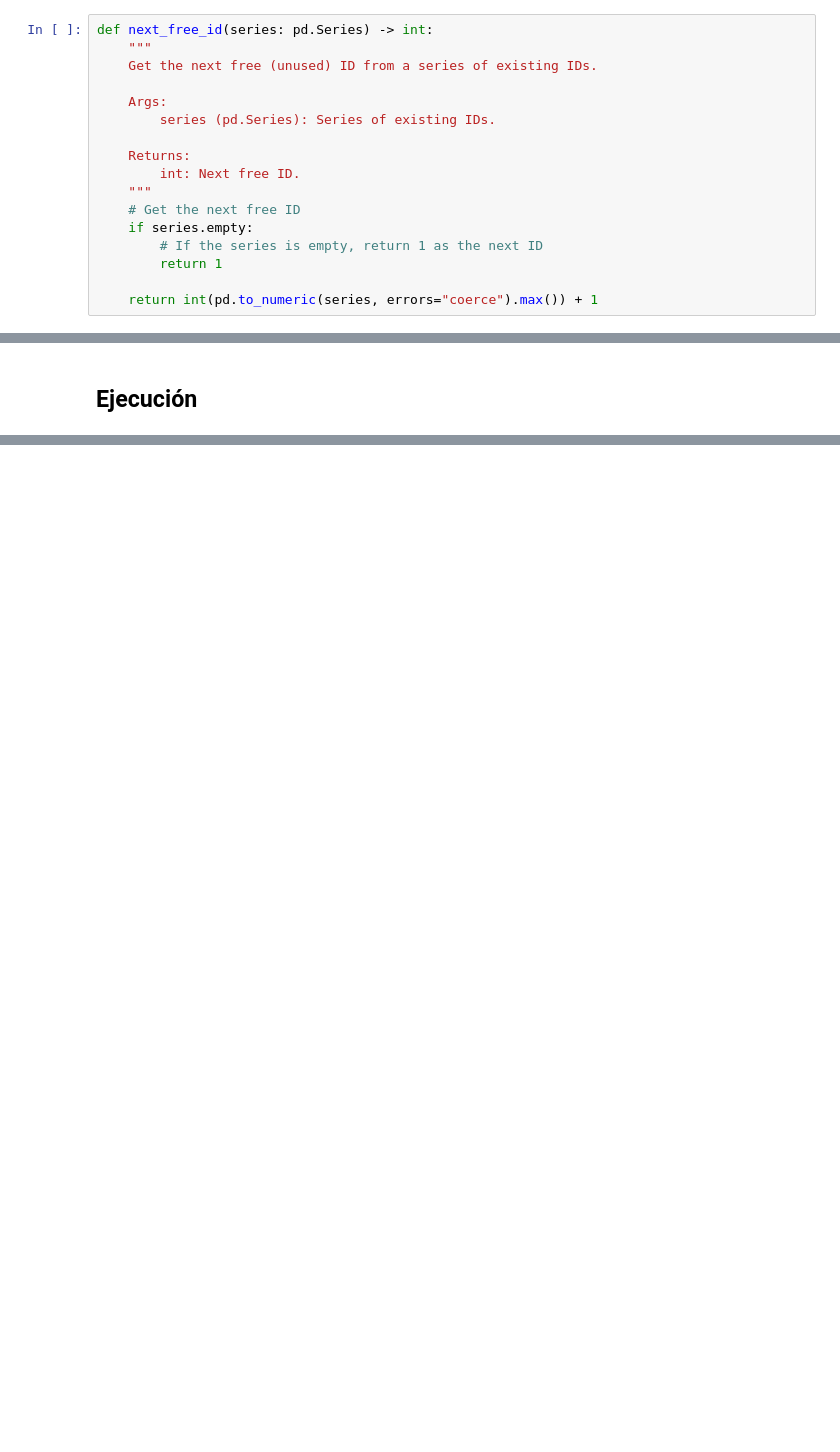
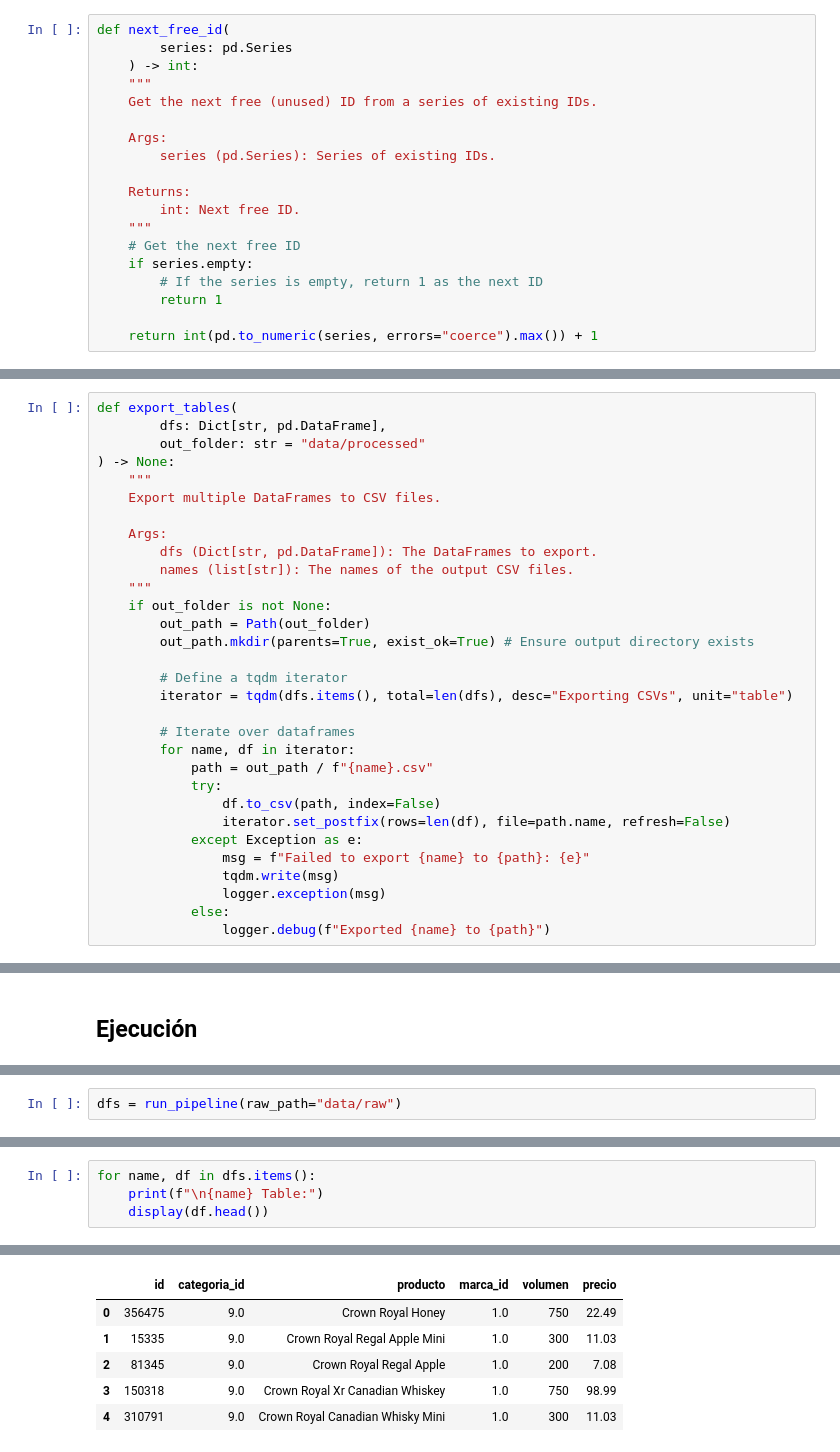
Before and after one commit to LeivaDiego/MLOps-Lab2, a Jupyter notebook: data_pipeline.ipynb, the cells around one changed output, grey strips where cells are left out. Cells and saved outputs as stored; diff of their text form; blank space fills up the shorter version.

Commit message:
Feat: Normalized tables processing
- refactored pipeline to produce normalized tables instead of a single denormalized table

```diff
--- a/data_pipeline.ipynb
+++ b/data_pipeline.ipynb
@@ -134,7 +214,9 @@ Durante el análisis exploratorio se encontró que el conjunto de datos de  `cli
 
 Para tratarlos se decide eliminar los resgistros con datos nulos para `clientes` y la variable `precio`, para las variables `categoria_id` y `marca_id` se decide mapearlos como desconocido u otros.
 # %%
-def next_free_id(series: pd.Series) -> int:
+def next_free_id(
+        series: pd.Series
+    ) -> int:
     """
     Get the next free (unused) ID from a series of existing IDs.
 
@@ -539 +606,32 @@ def feature_selection(input_dataframe: pd.DataFrame) -> pd.DataFrame:
+# %%
+def export_tables(
+        dfs: Dict[str, pd.DataFrame],
+        out_folder: str = "data/processed"
+) -> None:
+    """
+    Export multiple DataFrames to CSV files.
+
+    Args:
+        dfs (Dict[str, pd.DataFrame]): The DataFrames to export.
+        names (list[str]): The names of the output CSV files.
+    """
+    if out_folder is not None:
+        out_path = Path(out_folder)
+        out_path.mkdir(parents=True, exist_ok=True) # Ensure output directory exists
+
+        # Define a tqdm iterator
+        iterator = tqdm(dfs.items(), total=len(dfs), desc="Exporting CSVs", unit="table")
+
+        # Iterate over dataframes
+        for name, df in iterator:
+            path = out_path / f"{name}.csv"
+            try:
+                df.to_csv(path, index=False)
+                iterator.set_postfix(rows=len(df), file=path.name, refresh=False)
+            except Exception as e:
+                msg = f"Failed to export {name} to {path}: {e}"
+                tqdm.write(msg)
+                logger.exception(msg)
+            else:
+                logger.debug(f"Exported {name} to {path}")
 # %% [markdown]
@@ -642,0 +763,2 @@ boozemart_data.head()
+# %%
+dfs = run_pipeline(raw_path="data/raw")
@@ -642,0 +770,5 @@ boozemart_data.head()
+# %%
+for name, df in dfs.items():
+    print(f"\n{name} Table:")
+    display(df.head())
+# %% [output]
@@ -642,0 +783,6 @@ boozemart_data.head()
+|  | id | categoria_id | producto | marca_id | volumen | precio |
+| 0 | 356475 | 9.0 | Crown Royal Honey | 1.0 | 750 | 22.49 |
+| 1 | 15335 | 9.0 | Crown Royal Regal Apple Mini | 1.0 | 300 | 11.03 |
+| 2 | 81345 | 9.0 | Crown Royal Regal Apple | 1.0 | 200 | 7.08 |
+| 3 | 150318 | 9.0 | Crown Royal Xr Canadian Whiskey | 1.0 | 750 | 98.99 |
+| 4 | 310791 | 9.0 | Crown Royal Canadian Whisky Mini | 1.0 | 300 | 11.03 |
```
Also changed, not shown: parts of 50 cells of this notebook, 6 other files.
